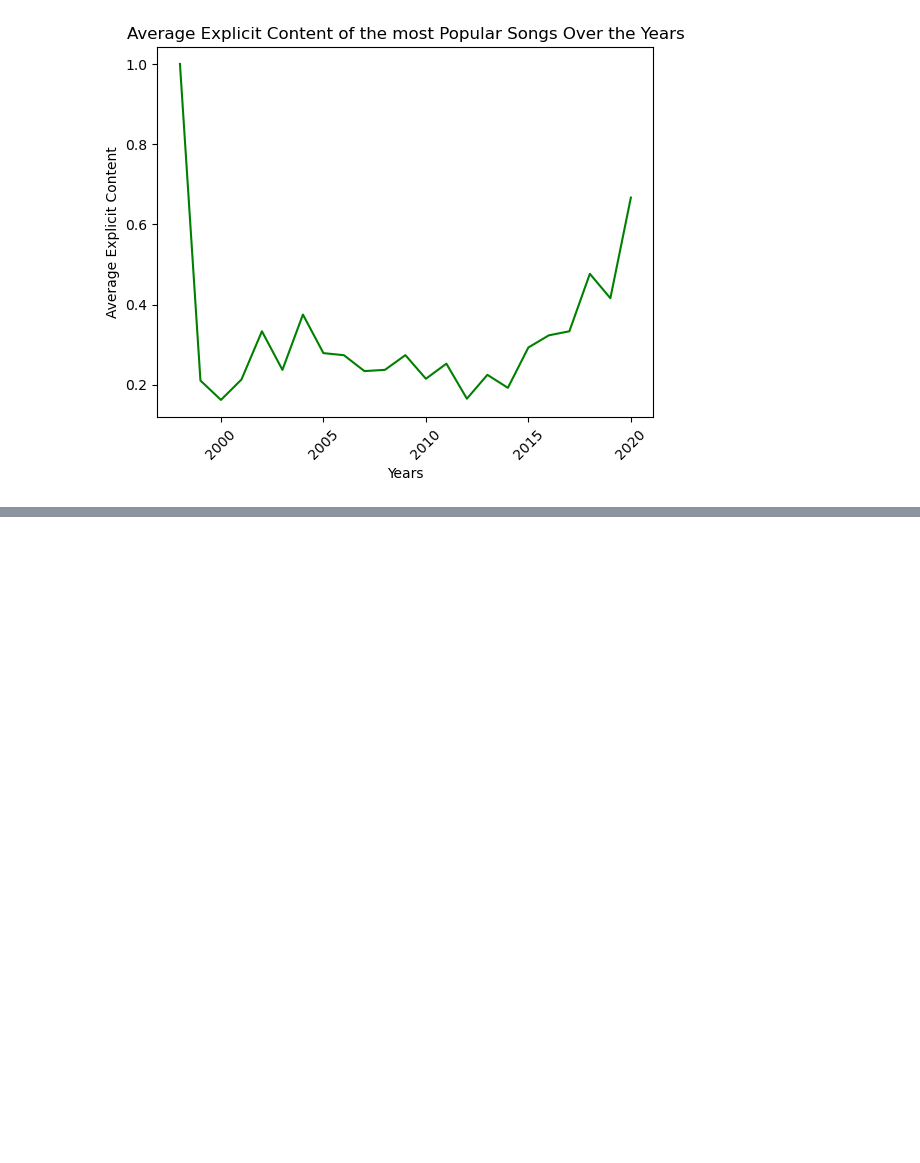
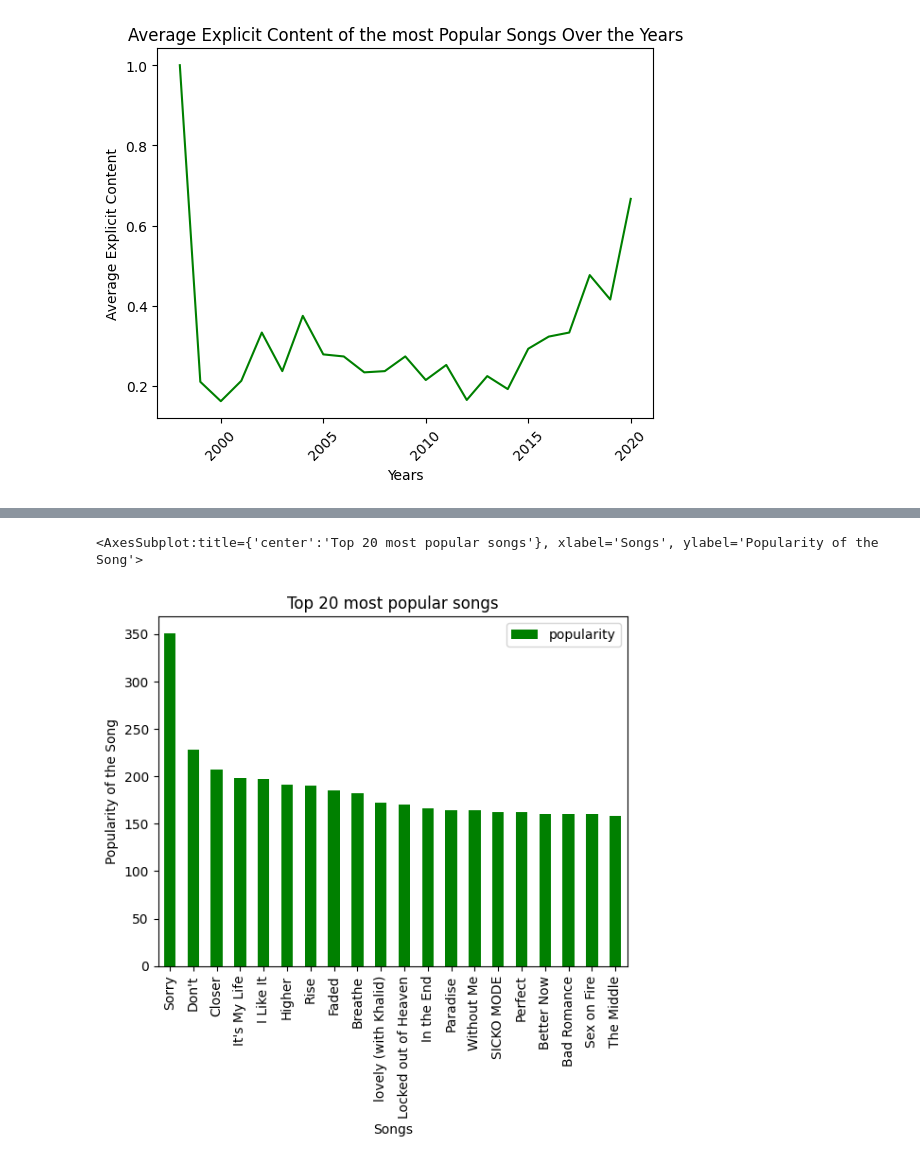
Before and after one commit to mduos/scipy_project_group_16, a Jupyter notebook: aiko.ipynb, the cells around one changed output, grey strips where cells are left out. Drawn from its saved outputs; the diff is of its cells as text; code cells hidden in the pictures; blank space fills up the shorter version.

```diff
--- a/aiko.ipynb
+++ b/aiko.ipynb
@@ -265,0 +182,6 @@ ValueError: could not convert string to float: 'Britney Spears'
+# %%
+from CustomPlots import topSongs
+topSongs(df, 20)
+# %% [output]
+<AxesSubplot:title={'center':'Top 20 most popular songs'}, xlabel='Songs', ylabel='Popularity of the Song'>
+[figure, added]
```
Also changed, not shown: parts of 12 cells of this notebook.
